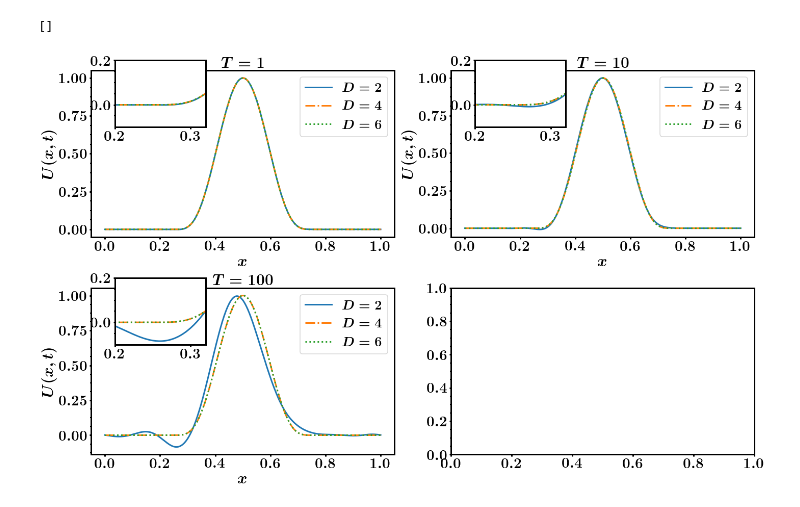
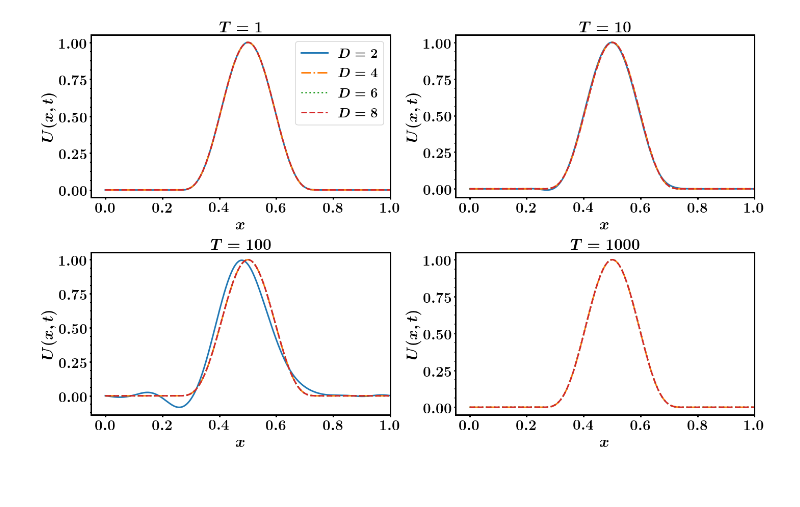
Before and after one commit to nahuelalmeira/diffeq, a Jupyter notebook: practicas/Tarea2/Current/plots/Plots.ipynb, the cells around one changed output. Cells and saved outputs as stored; diff of their text form; code cells hidden in the pictures.

```diff
--- a/practicas/Tarea2/Current/plots/Plots.ipynb
+++ b/practicas/Tarea2/Current/plots/Plots.ipynb
@@ -34,49 +34,61 @@ ax.plot()
 # %%
+inset = False
+
 grid = 501
 T = 1000
 dataSteps = 1000
 intSteps = 1000
 
 
 linestyles = ['-', '-.', ':', '--']
 ncols = 2
 nrows = 2
 fig, axes = plt.subplots(figsize=(10*ncols, 6*nrows), ncols=ncols, nrows=nrows)
 axes = axes.flatten()
 
 ti = 0
-for i, tf in enumerate([1, 10, 100]):
+for i, tf in enumerate([1, 10, 100, 1000]):
     ax = axes[i]
-    axins = inset_axes(ax,
-            width="100%",
-            height="100%",
-            bbox_to_anchor=(.1, .7, .3, .4),
-            bbox_transform=ax.transAxes
-        )
-    for j, D in enumerate([2, 4, 6]):
+    if inset:
+        axins = inset_axes(ax,
+                width="100%",
+                height="100%",
+                bbox_to_anchor=(.12, .6, .3, .38),
+                bbox_transform=ax.transAxes
+            )
+
+    for j, D in enumerate([2, 4, 6, 8]):
+        if tf == 1000 and D == 2:
+            continue
+        if tf == 1:
+            label = r'$D = {{{}}}$'.format(D)
+        else:
+            label = ''
         data_file_name = '../Dump/simple_D{D}_grid501_T{T}_dataSteps{dataSteps}_intSteps{intSteps}.dat'.format(
             D=D, grid=grid, T=T, dataSteps=dataSteps, intSteps=intSteps
         )
         data = pd.read_csv(data_file_name,
                            sep=',', comment='#', names=['U'])
 
 
         ax.set_ylabel(r'$U(x,t)$')
         ax.set_xlabel(r'$x$')
+        ax.set_xlim(-0.05, 1)
         X = data.xs(0).index
         X = X/X[-1]
-        ax.plot(X, data.xs(tf).values, linestyle=linestyles[j], label=r'$D = {{{}}}$'.format(D))
+        ax.plot(X, data.xs(tf).values, linestyle=linestyles[j], color=colors[j], label=label)
         ax.set_title(r'$T = {{{}}}$'.format(tf), fontsize=30)
 
-        axins.set_xlim(0.2, 0.32)
-        axins.set_ylim(-0.1, 0.2)
-        axins.plot(X, data.xs(tf).values, linestyle=linestyles[j])
+        if inset:
+            axins.set_xlim(0.2, 0.32)
+            axins.set_ylim(-0.1, 0.2)
+            axins.plot(X, data.xs(tf).values, linestyle=linestyles[j], color=colors[j])
 
-
-    ax.legend(loc='best')
+    if label:
+        ax.legend(loc='best')
 
 plt.tight_layout()
-plt.plot()
+plt.savefig('../../informe/figures/simple.png')
+plt.show()
 # %% [output]
-[]
-[figure, old version]
+[figure, new version]
```
Also changed, not shown: parts of 2 cells of this notebook, 1 other file.
